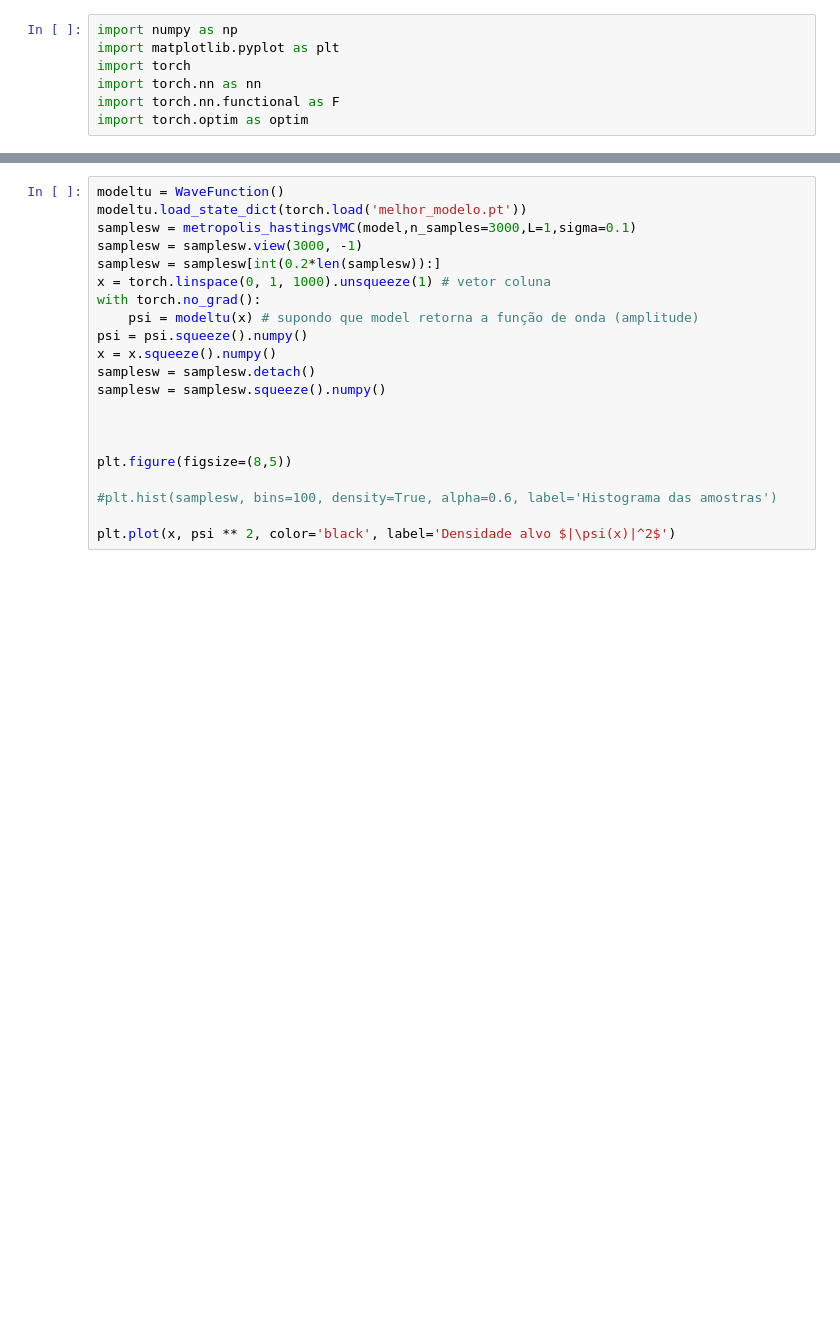
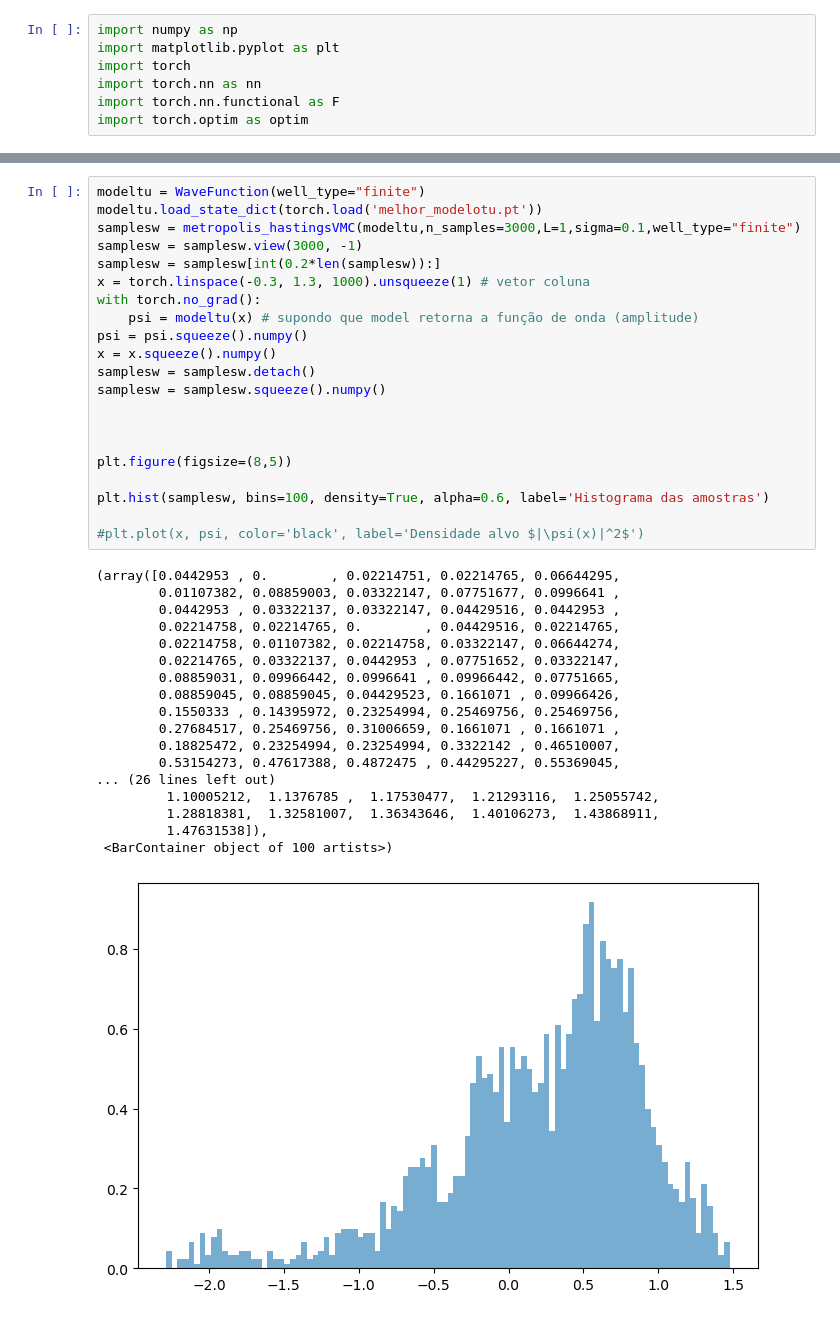
Before and after one commit to VBritis/Quantum-Wave-Function-Inference, a Jupyter notebook: Quantum.ipynb, the cells around one changed output, grey strips where cells are left out. Drawn from its saved outputs; the diff is of its cells as text; blank space fills up the shorter version.

```diff
--- a/Quantum.ipynb
+++ b/Quantum.ipynb
@@ -230,21 +550,40 @@ print("Treinamento concluído.")
 # %%
-modeltu = WaveFunction()
-modeltu.load_state_dict(torch.load('melhor_modelo.pt'))
-samplesw = metropolis_hastingsVMC(model,n_samples=3000,L=1,sigma=0.1)
+modeltu = WaveFunction(well_type="finite")
+modeltu.load_state_dict(torch.load('melhor_modelotu.pt'))
+samplesw = metropolis_hastingsVMC(modeltu,n_samples=3000,L=1,sigma=0.1,well_type="finite")
 samplesw = samplesw.view(3000, -1)
 samplesw = samplesw[int(0.2*len(samplesw)):]
-x = torch.linspace(0, 1, 1000).unsqueeze(1) # vetor coluna
+x = torch.linspace(-0.3, 1.3, 1000).unsqueeze(1) # vetor coluna
 with torch.no_grad():
     psi = modeltu(x) # supondo que model retorna a função de onda (amplitude)
 psi = psi.squeeze().numpy()
 x = x.squeeze().numpy()
 samplesw = samplesw.detach()
 samplesw = samplesw.squeeze().numpy()
 
 
 
 plt.figure(figsize=(8,5))
 
-#plt.hist(samplesw, bins=100, density=True, alpha=0.6, label='Histograma das amostras')
+plt.hist(samplesw, bins=100, density=True, alpha=0.6, label='Histograma das amostras')
 
-plt.plot(x, psi ** 2, color='black', label='Densidade alvo $|\psi(x)|^2$')
+#plt.plot(x, psi, color='black', label='Densidade alvo $|\psi(x)|^2$')
+# %% [output]
+(array([0.0442953 , 0.        , 0.02214751, 0.02214765, 0.06644295,
+        0.01107382, 0.08859003, 0.03322147, 0.07751677, 0.0996641 ,
+        0.0442953 , 0.03322137, 0.03322147, 0.04429516, 0.0442953 ,
+        0.02214758, 0.02214765, 0.        , 0.04429516, 0.02214765,
+        0.02214758, 0.01107382, 0.02214758, 0.03322147, 0.06644274,
+        0.02214765, 0.03322137, 0.0442953 , 0.07751652, 0.03322147,
+        0.08859031, 0.09966442, 0.0996641 , 0.09966442, 0.07751665,
+        0.08859045, 0.08859045, 0.04429523, 0.1661071 , 0.09966426,
+        0.1550333 , 0.14395972, 0.23254994, 0.25469756, 0.25469756,
+        0.27684517, 0.25469756, 0.31006659, 0.1661071 , 0.1661071 ,
+        0.18825472, 0.23254994, 0.23254994, 0.3322142 , 0.46510007,
+        0.53154273, 0.47617388, 0.4872475 , 0.44295227, 0.55369045,
+... (26 lines left out)
+         1.10005212,  1.1376785 ,  1.17530477,  1.21293116,  1.25055742,
+         1.28818381,  1.32581007,  1.36343646,  1.40106273,  1.43868911,
+         1.47631538]),
+ <BarContainer object of 100 artists>)
+[figure, added]
```
Also changed, not shown: parts of 6 cells of this notebook, 4 other files.
